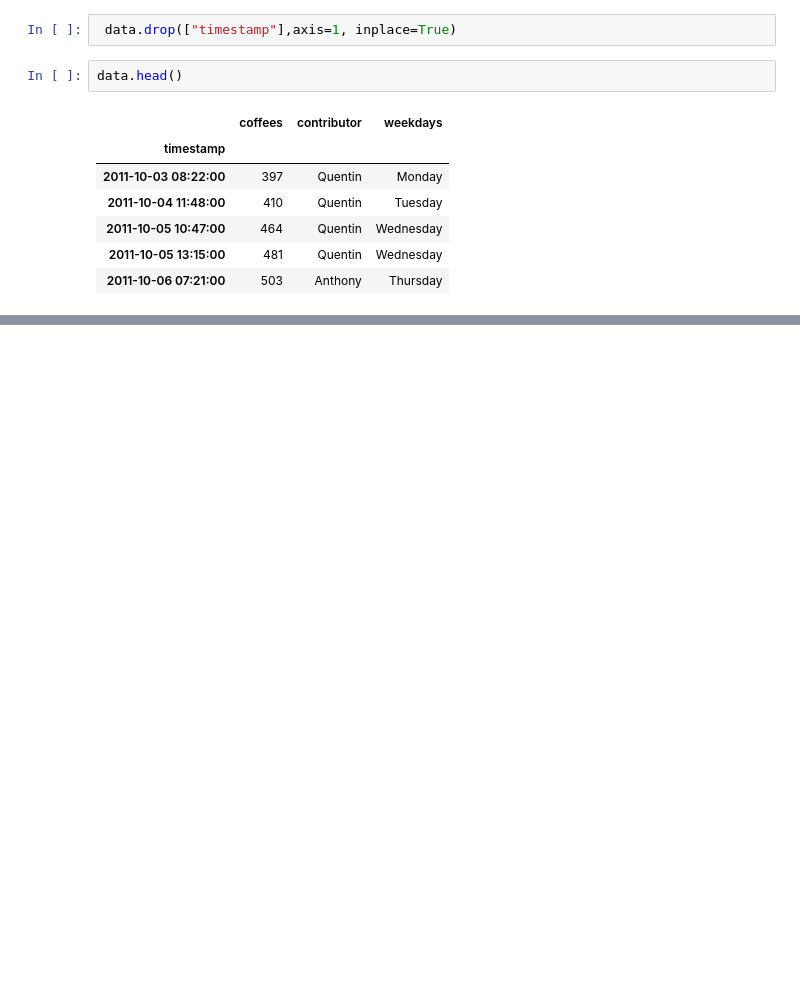
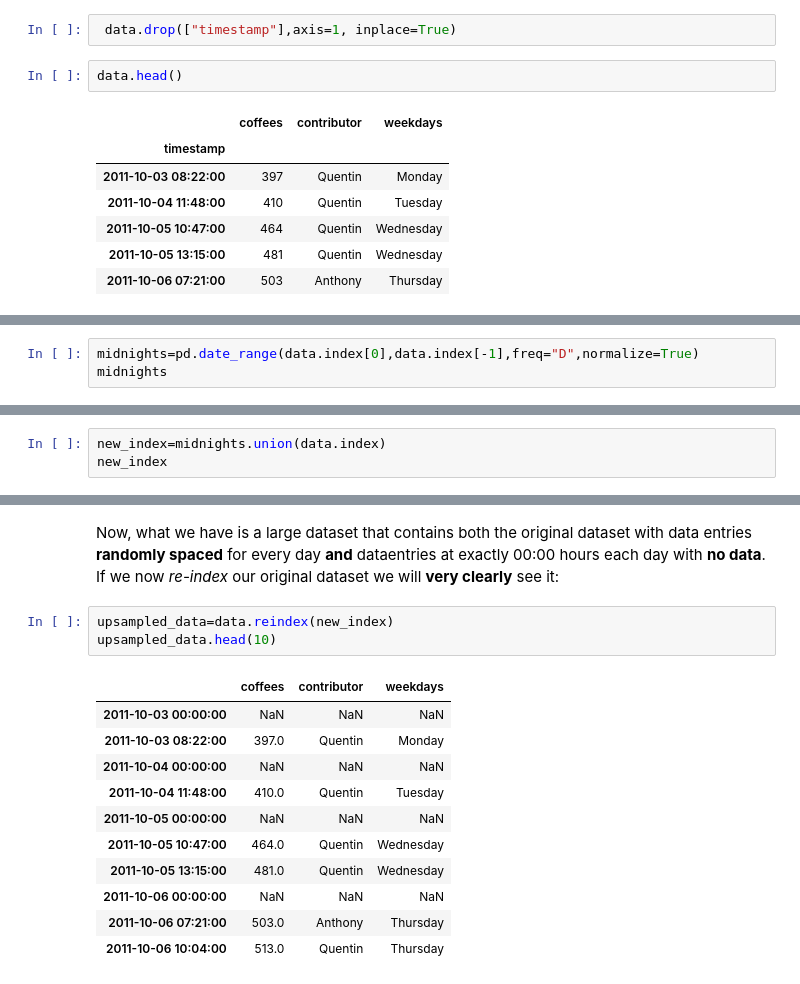
Before and after one commit to Gorchs/Pandas_Tutorial, a Jupyter notebook: Pandas Tutorial Notebook V1.0.ipynb, the cells around one changed output, grey strips where cells are left out. Saved outputs shown, nothing was run; the diff lists cells and outputs as text; blank space fills up the shorter version.

```diff
--- a/Pandas Tutorial Notebook V1.0.ipynb
+++ b/Pandas Tutorial Notebook V1.0.ipynb
@@ -583,0 +610,3 @@ data.head()
+# %%
+midnights=pd.date_range(data.index[0],data.index[-1],freq="D",normalize=True)
+midnights
@@ -583,0 +626,3 @@ data.head()
+# %%
+new_index=midnights.union(data.index)
+new_index
@@ -583,0 +642,17 @@ data.head()
+# %% [markdown]
+Now, what we have is a large dataset that contains both the original dataset with data entries **randomly spaced** for every day **and** dataentries at exactly 00:00 hours each day with **no data**. If we now _re-index_ our original dataset we will __very clearly__ see it:
+# %%
+upsampled_data=data.reindex(new_index)
+upsampled_data.head(10)
+# %% [output]
+|  | coffees | contributor | weekdays |
+| 2011-10-03 00:00:00 | NaN | NaN | NaN |
+| 2011-10-03 08:22:00 | 397.0 | Quentin | Monday |
+| 2011-10-04 00:00:00 | NaN | NaN | NaN |
+| 2011-10-04 11:48:00 | 410.0 | Quentin | Tuesday |
+| 2011-10-05 00:00:00 | NaN | NaN | NaN |
+| 2011-10-05 10:47:00 | 464.0 | Quentin | Wednesday |
+| 2011-10-05 13:15:00 | 481.0 | Quentin | Wednesday |
+| 2011-10-06 00:00:00 | NaN | NaN | NaN |
+| 2011-10-06 07:21:00 | 503.0 | Anthony | Thursday |
+| 2011-10-06 10:04:00 | 513.0 | Quentin | Thursday |
```
Also changed, not shown: parts of 18 cells of this notebook.
